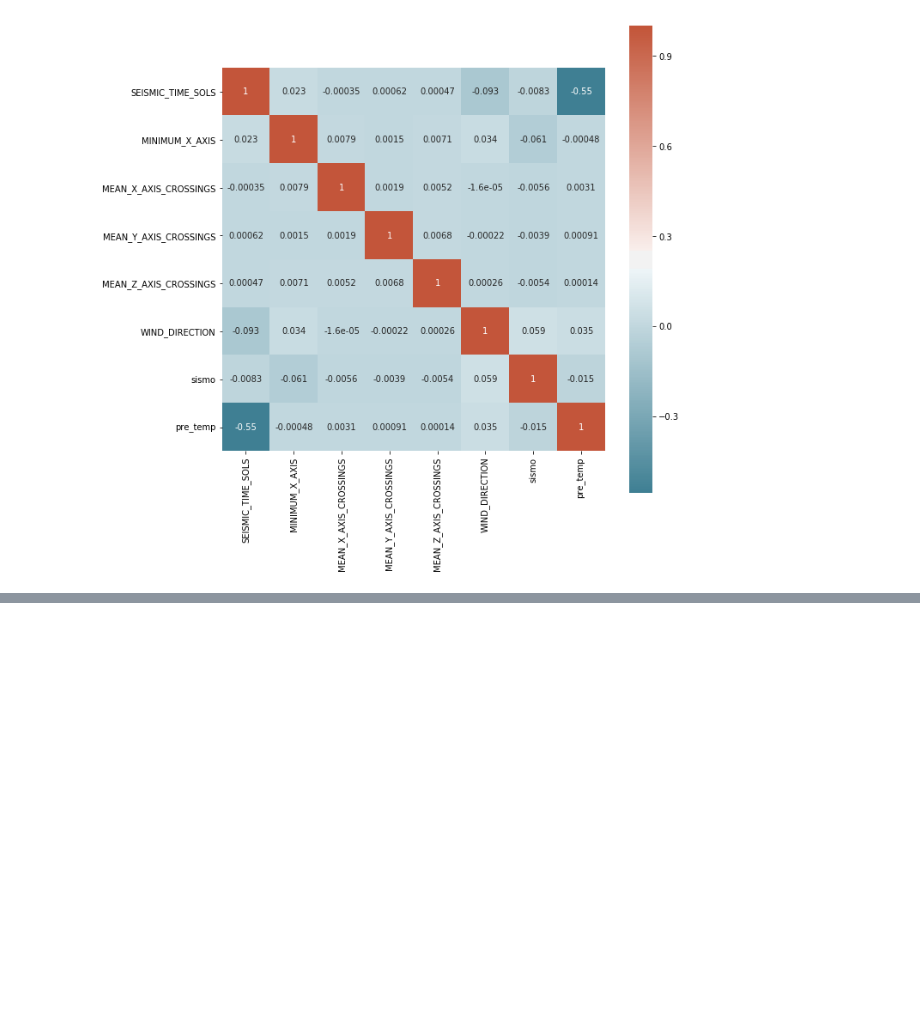
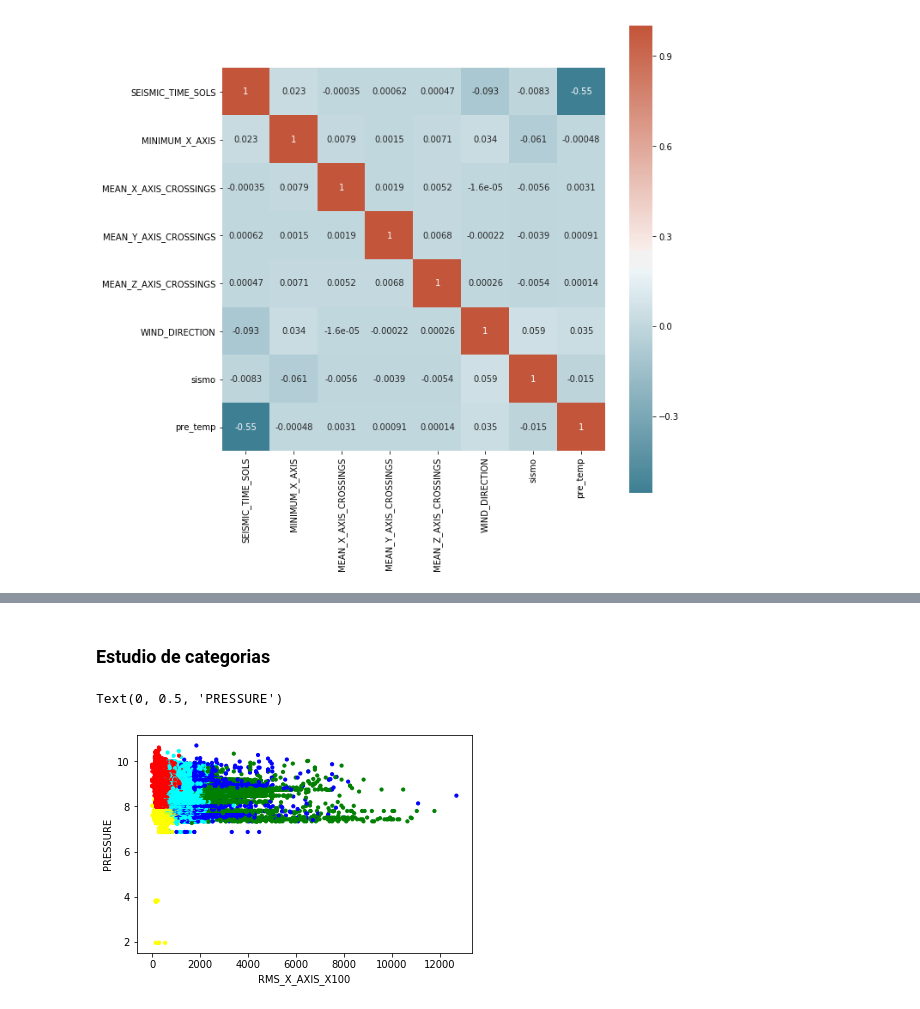
Before and after one commit to gabgarar/NASA---Mision-Vikings, a Jupyter notebook: CLUSTERING.ipynb, the cells around one changed output, grey strips where cells are left out. Cells and saved outputs as stored; diff of their text form; code cells hidden in the pictures; blank space fills up the shorter version.

```diff
--- a/CLUSTERING.ipynb
+++ b/CLUSTERING.ipynb
@@ -140,2 +140,11 @@ fd.groupby("TAG").mean()
+# %% [markdown]
+### Estudio de categorias
+# %%
+plt.scatter(X.RMS_X_AXIS_X100, X.PRESSURE, c=asignar, s=10)
+plt.xlabel('RMS_X_AXIS_X100')
+plt.ylabel('PRESSURE')
+# %% [output]
+Text(0, 0.5, 'PRESSURE')
+[figure, added]
 # %%
 X = fd.copy()
```
Also changed, not shown: parts of 15 cells of this notebook.
